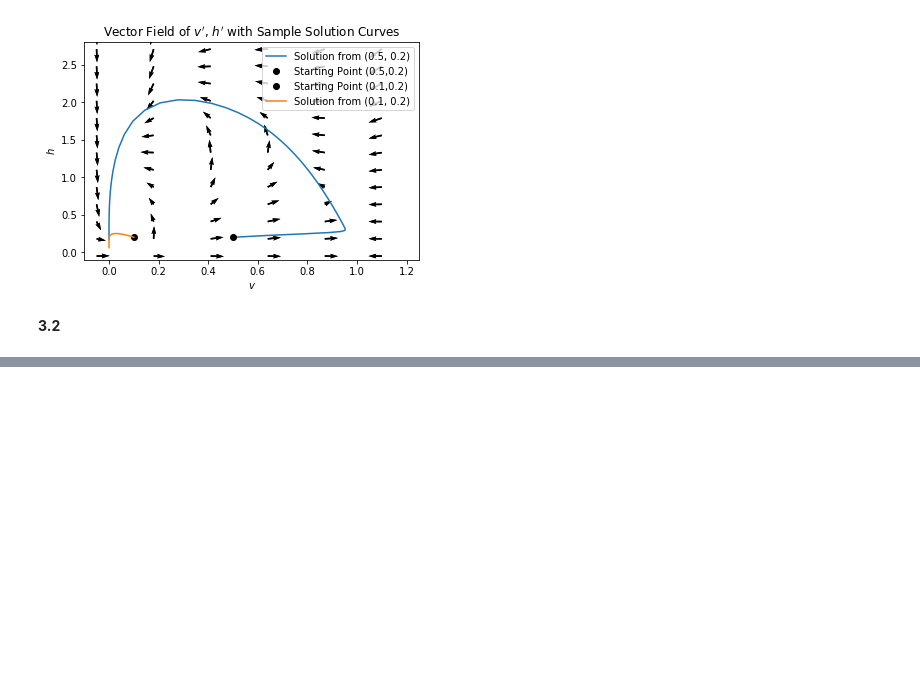
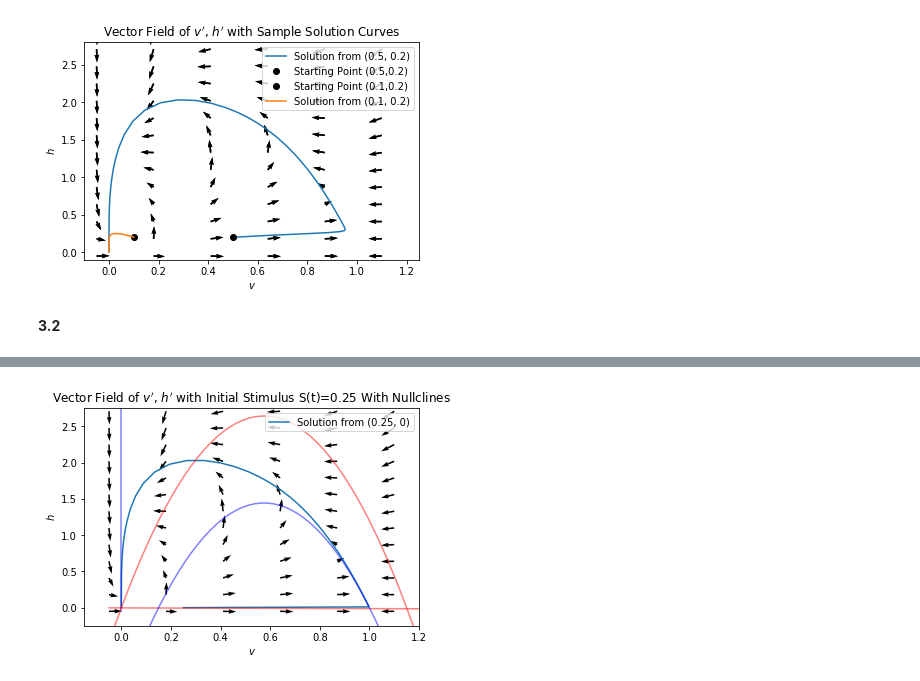
Before and after one commit to sloughlin/differential-equations, a Jupyter notebook: Project3.ipynb, the cells around one changed output, grey strips where cells are left out. Cells and saved outputs as stored; diff of their text form; code cells hidden in the pictures; blank space fills up the shorter version.

```diff
--- a/Project3.ipynb
+++ b/Project3.ipynb
@@ -440,0 +353,25 @@ if __name__ == '__main__':
+# %%
+labels[2] = "Vector Field of $v\'$, $h\'$ with Initial Stimulus S(t)=0.25 With Nullclines"
+
+flow(v_interval,
+     h_interval,
+     dvdt_st, dhdt,
+     t_interval,
+     labels,
+     step = 0.23,
+     integrate = True,
+     initial_conditions=initial_conditions,
+     soln_label = 'Solution from (0.25, 0)',
+     init=0
+    )
+
+plot_nullclines(v_interval,
+                h_interval,
+                v_nullclines,
+                h_nullclines,
+                colors,
+                labels,
+                alpha = 0.5,
+                region_colors = False)
+# %% [output]
+[figure, added]
```
Also changed, not shown: parts of 9 cells of this notebook.
